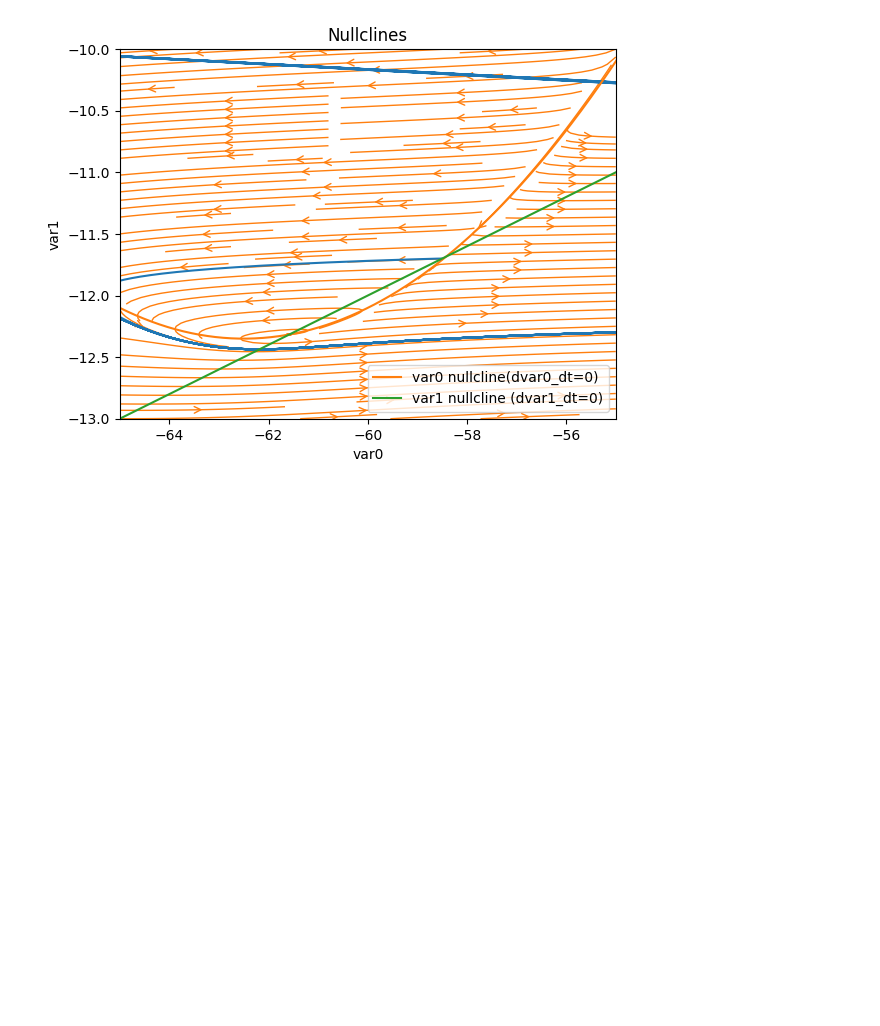
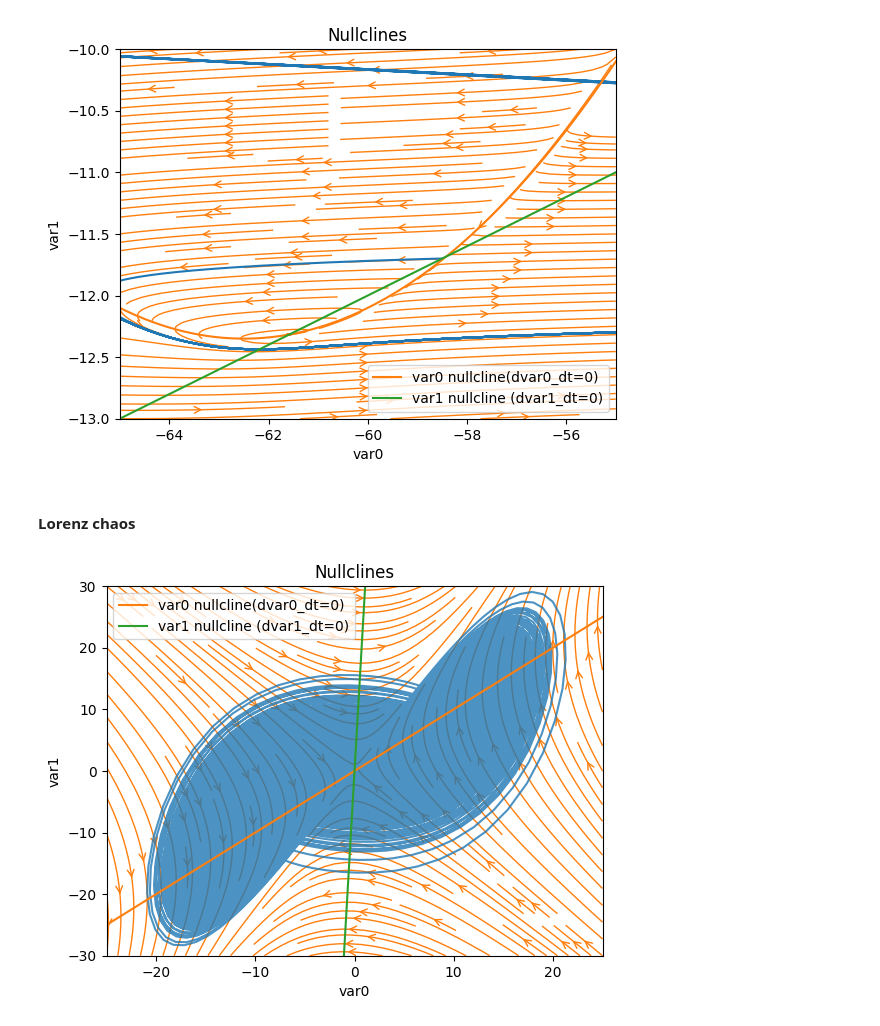
Before and after one commit to wuwywu/dynPy, a Jupyter notebook: examples/phase_plane_nullclines.ipynb, the cells around one changed output. Cells and saved outputs as stored; diff of their text form; code cells hidden in the pictures; blank space fills up the shorter version.

```diff
--- a/examples/phase_plane_nullclines.ipynb
+++ b/examples/phase_plane_nullclines.ipynb
@@ -101,3 +102,27 @@ plt.ylim(y1, y2)
 plt.show()
 # %% [output]
 [figure]
+# %% [markdown]
+#### Lorenz chaos
+# %%
+nodes = Lorenz(N, method, dt)
+# %%
+mem = []
+m = []
+for i in range(1000_00):
+    nodes()
+    mem.append(nodes.vars_nodes[0].copy())
+    m.append(nodes.vars_nodes[1].copy())
+# %%
+plt.plot(mem, m, alpha=0.8)
+x1 = -25.
+x2 = 25.
+y1 = -30.
+y2 = 30.
+dX_dt, dY_dt, X, Y = nodes.cal_flow_field2D(select_dim=(0, 1), vars_lim=(x1, x2, y1, y2), N=500, plt_flag=True)
+nullclines_list = nodes.cal_nullclines(x_dim=0, y_dim=1, x_range=(x1, x2), initial_vars=[0.01, 0.01, 0.], N=500, plt_flag=True)
+plt.xlim(x1, x2)
+plt.ylim(y1, y2)
+plt.show()
+# %% [output]
+[figure, added]
```
Also changed, not shown: parts of 3 cells of this notebook, 2 other files.
